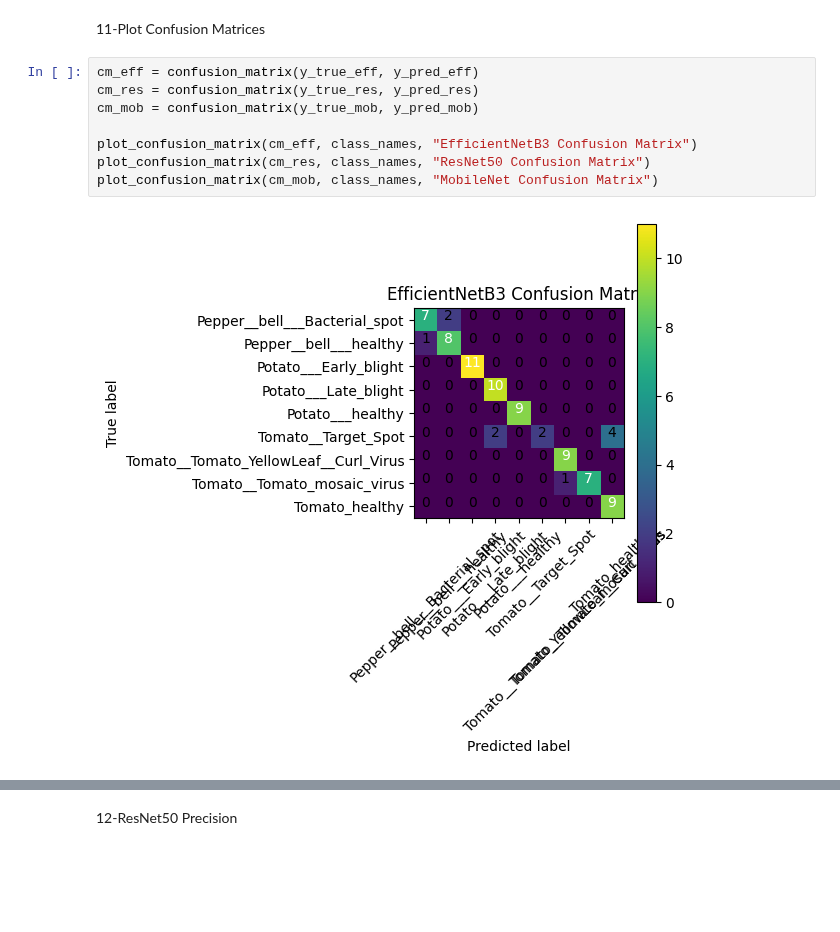
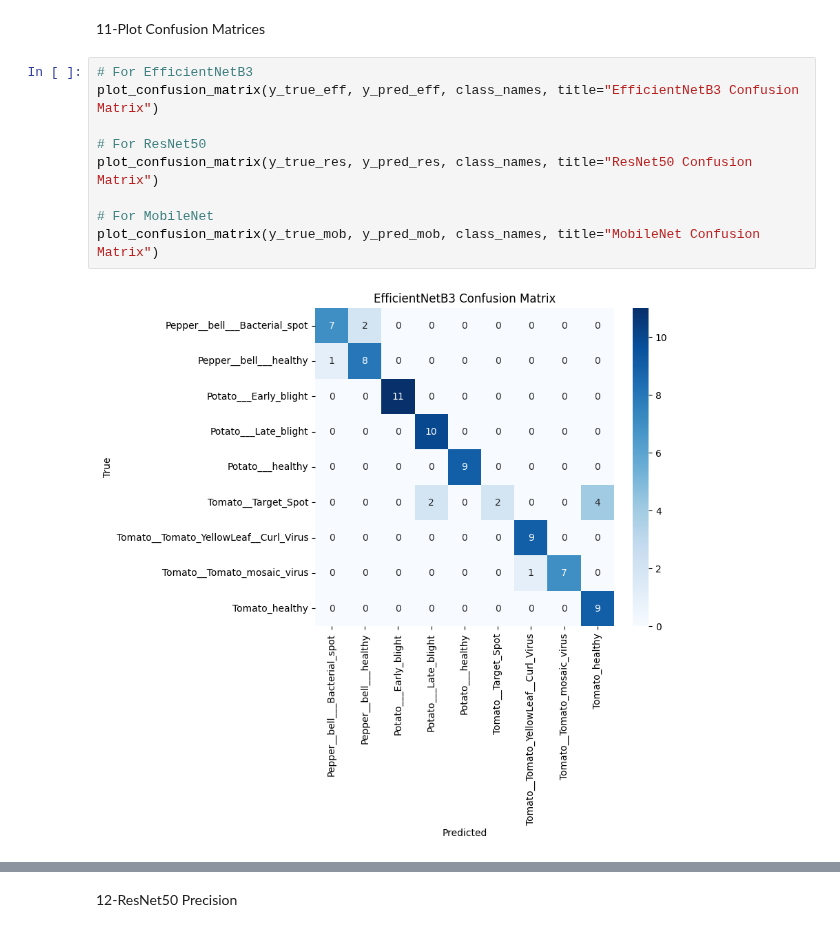
Before and after one commit to alberehap/plant-disease-classification, a Jupyter notebook: Evaluation.ipynb, the cells around one changed output, grey strips where cells are left out. Drawn from its saved outputs; the diff is of its cells as text; blank space fills up the shorter version.

Commit message:
confusion matrix function

```diff
--- a/Evaluation.ipynb
+++ b/Evaluation.ipynb
@@ -148,12 +155,13 @@ def plot_confusion_matrix(cm, classes, title):
 # %% [markdown]
 11-Plot Confusion Matrices
 # %%
-cm_eff = confusion_matrix(y_true_eff, y_pred_eff)
-cm_res = confusion_matrix(y_true_res, y_pred_res)
-cm_mob = confusion_matrix(y_true_mob, y_pred_mob)
+# For EfficientNetB3
+plot_confusion_matrix(y_true_eff, y_pred_eff, class_names, title="EfficientNetB3 Confusion Matrix")
 
-plot_confusion_matrix(cm_eff, class_names, "EfficientNetB3 Confusion Matrix")
-plot_confusion_matrix(cm_res, class_names, "ResNet50 Confusion Matrix")
-plot_confusion_matrix(cm_mob, class_names, "MobileNet Confusion Matrix")
+# For ResNet50
+plot_confusion_matrix(y_true_res, y_pred_res, class_names, title="ResNet50 Confusion Matrix")
+
+# For MobileNet
+plot_confusion_matrix(y_true_mob, y_pred_mob, class_names, title="MobileNet Confusion Matrix")
 # %% [output]
-[figure, old version]
+[figure, new version]
```
Also changed, not shown: parts of 2 cells of this notebook.
